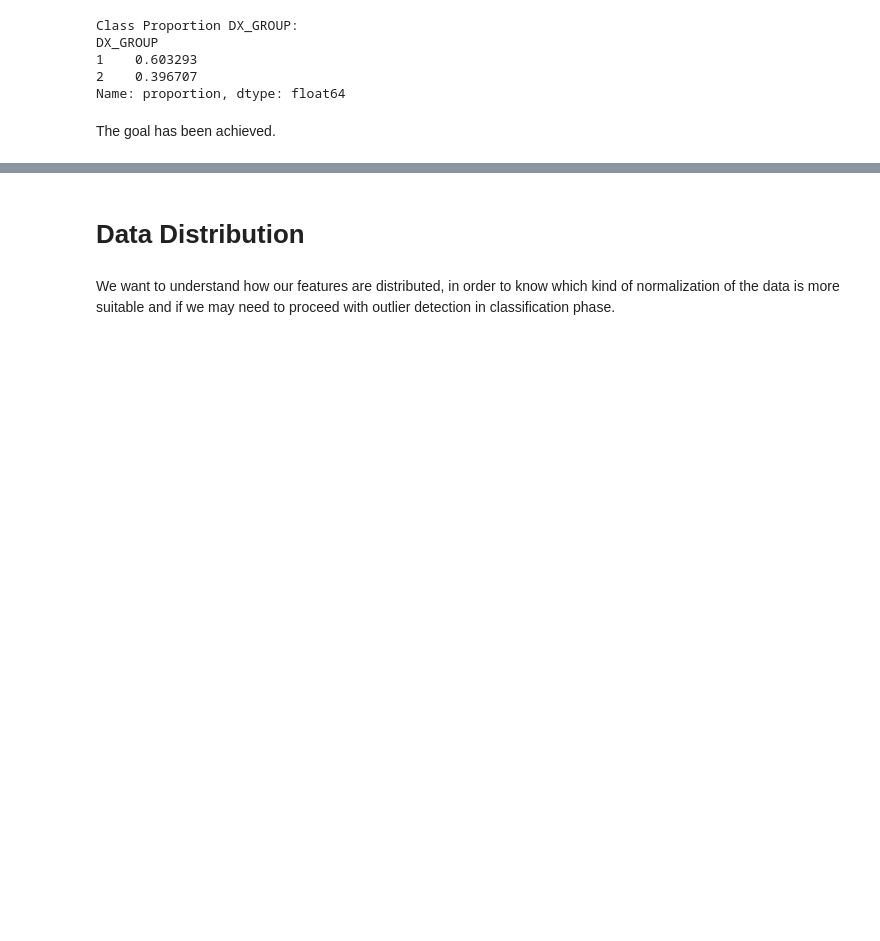
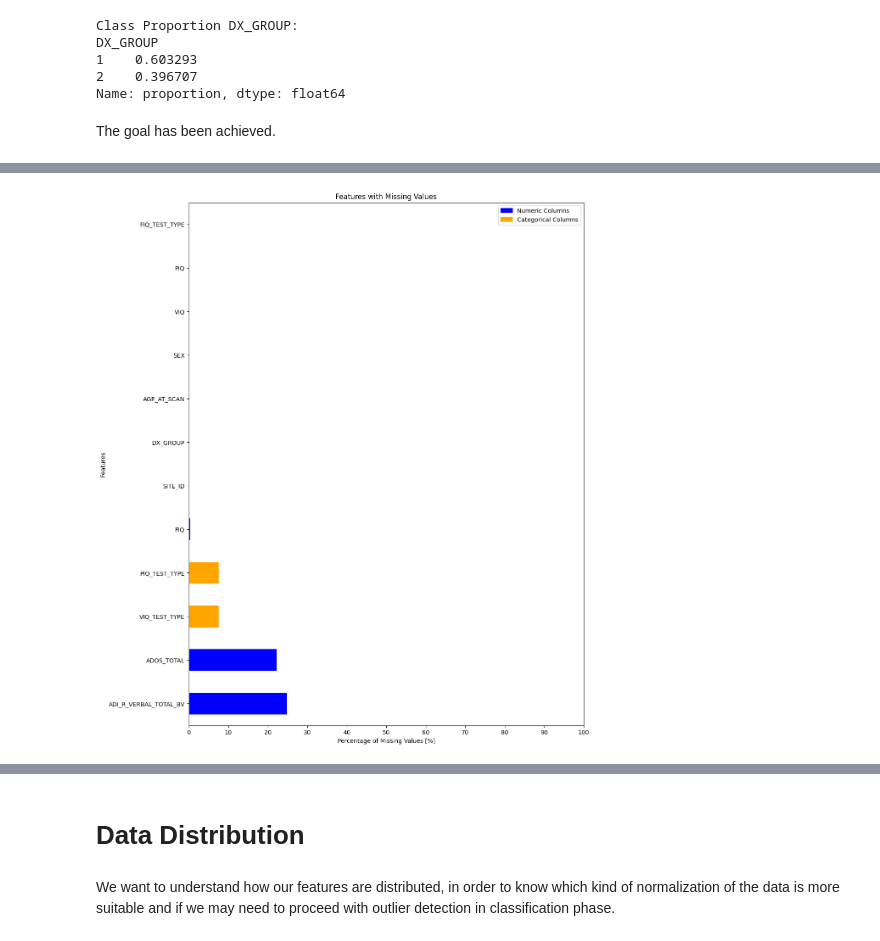
Before and after one commit to AuraNatale/AutismDataMining, a Jupyter notebook: Source Code/data_preprocessing_outlierdet.ipynb, the cells around one changed output, grey strips where cells are left out. Drawn from its saved outputs; the diff is of its cells as text; code cells hidden in the pictures; blank space fills up the shorter version.

```diff
--- a/Source Code/data_preprocessing_outlierdet.ipynb
+++ b/Source Code/data_preprocessing_outlierdet.ipynb
@@ -404,0 +459,33 @@ The goal has been achieved.
+# %%
+
+
+# Definisci il valore soglia del 20% per i valori mancanti
+desired_missing_percentage = 25
+
+# Copia il DataFrame ASD_phenotypic_cleaned
+cleaned_df = ASD_phenotypic_cleaned.copy()
+
+while True:
+    # Calcola la percentuale attuale di valori mancanti nelle features specificate
+    current_missing_percentage = (cleaned_df[features_to_check].isna().sum() / len(cleaned_df)) * 100
+
+    # Se la percentuale di valori mancanti è inferiore al 20%, esci dal ciclo
+    if (current_missing_percentage <= desired_missing_percentage).all():
+        break
+
+    # Seleziona solo i soggetti non autistici con valori mancanti nelle due features
+    non_autistic_missing = cleaned_df[(cleaned_df['DX_GROUP'] == 2) & (cleaned_df[features_to_check].isna().any(axis=1))]
+
+    # Se non ci sono più soggetti non autistici con valori mancanti, esci dal ciclo
+    if non_autistic_missing.empty:
+        break
+
+    # Seleziona un soggetto non autistico con valori mancanti in modo casuale
+    subject_to_remove = np.random.choice(non_autistic_missing.index)
+
+    # Rimuovi il soggetto selezionato
+    cleaned_df = cleaned_df.drop(index=subject_to_remove)
+
+
+# Verifica il DataFrame aggiornato
+print(cleaned_df)
@@ -404,0 +510,14 @@ The goal has been achieved.
+# %%
+# Count of the missing values
+
+nan_values = cleaned_df.isna().sum()
+nan_sorted = nan_values.sort_values(ascending=False)
+
+total_rows = cleaned_df.shape[0]
+percent_missing = (nan_sorted / total_rows) * 100
+
+numeric_columns, categorical_columns, cleaned_df = of.select_columns(cleaned_df)
+
+of.plot_missing_values(percent_missing, numeric_columns, legend=True)
+# %% [output]
+[figure, added]
```
Also changed, not shown: parts of 28 cells of this notebook, 1 other file.
